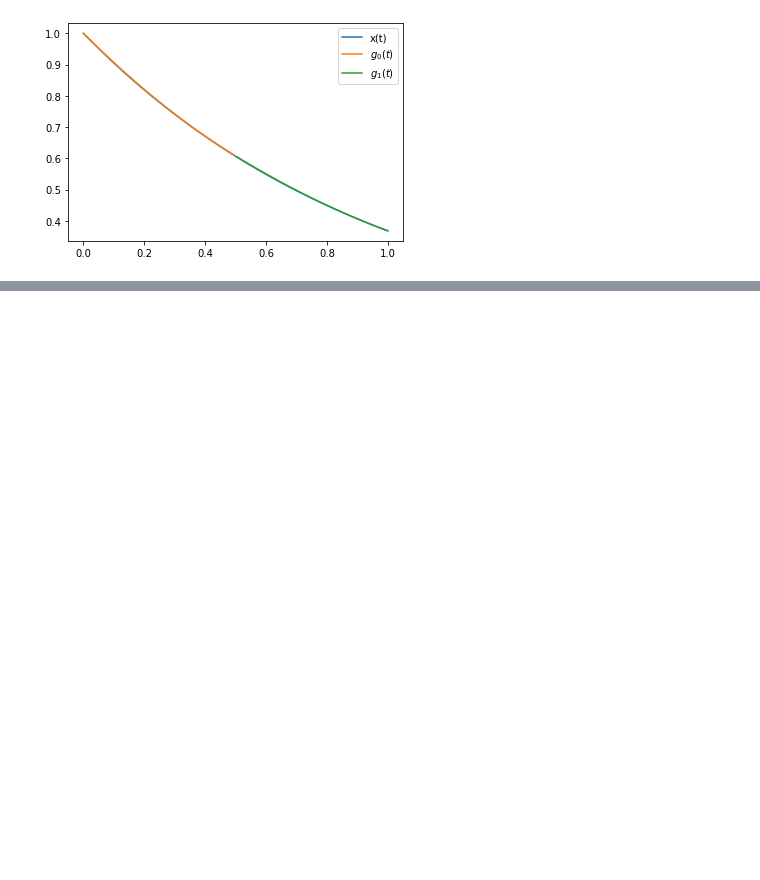
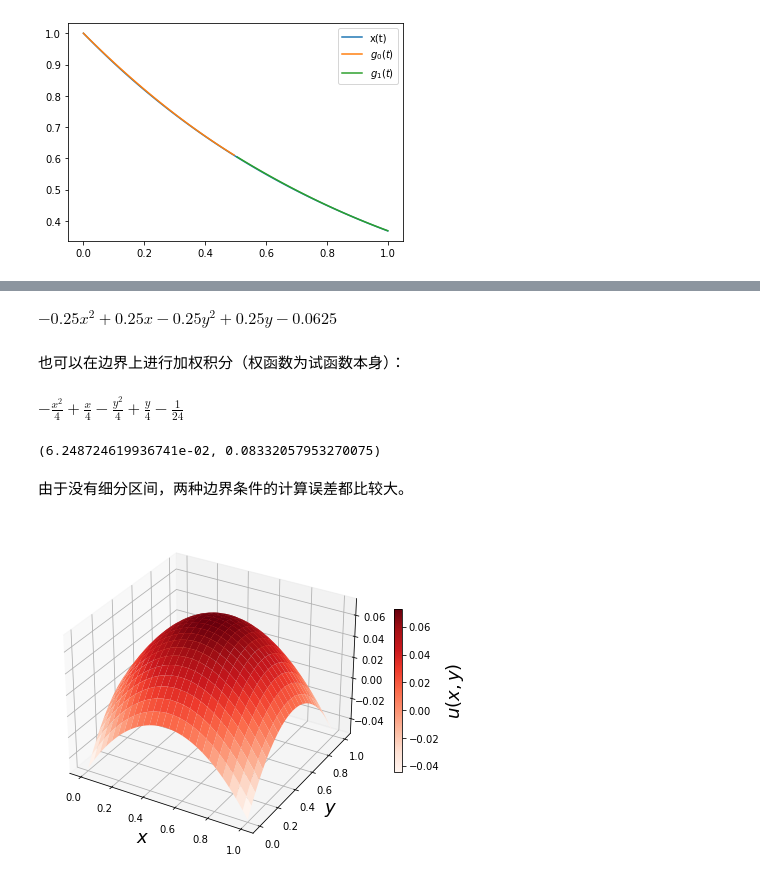
Before and after one commit to sim42/SCML, a Jupyter notebook: Chapter07/3. 偏微分方程.ipynb, the cells around one changed output, grey strips where cells are left out. Cells and saved outputs as stored; diff of their text form; code cells hidden in the pictures; blank space fills up the shorter version.

```diff
--- a/Chapter07/3. 偏微分方程.ipynb
+++ b/Chapter07/3. 偏微分方程.ipynb
@@ -444,0 +502,42 @@ plt.legend()
+# %%
+sol = sympy.solve((R, Eq1, Eq2, Eq3, Eq4), (c0, c1, c2, c2, c3, c4))
+f1 = f.subs(sol)
+f1
+# %% [output]
+$\displaystyle - 0.25 x^{2} + 0.25 x - 0.25 y^{2} + 0.25 y - 0.0625$
+# %% [markdown]
+也可以在边界上进行加权积分（权函数为试函数本身）：
+# %%
+Eq1 = sympy.integrate(y*f.subs(x, 0), (y, 0, 1))
+Eq2 = sympy.integrate(y*f.subs(x, 1), (y, 0, 1))
+Eq3 = sympy.integrate(x*f.subs(y, 0), (x, 0, 1))
+Eq4 = sympy.integrate(x*f.subs(y, 1), (x, 0, 1))
+# %%
+sol = sympy.solve((R, Eq1, Eq2, Eq3, Eq4), (c0, c1, c2, c2, c3, c4))
+f2 = f.subs(sol)
+f2
+# %% [output]
+$\displaystyle - \frac{x^{2}}{4} + \frac{x}{4} - \frac{y^{2}}{4} + \frac{y}{4} - \frac{1}{24}$
+# %%
+xx = yy = np.linspace(0, 1, 100)
+X, Y = np.meshgrid(xx, yy)
+
+data1 = sympy.lambdify([x, y], f1)(X, Y)
+data2 = sympy.lambdify([x, y], f2)(X, Y)
+
+np.max(data1), np.max(data2)
+# %% [output]
+(6.248724619936741e-02, 0.08332057953270075)
+# %% [markdown]
+由于没有细分区间，两种边界条件的计算误差都比较大。
+# %%
+fig, ax = plt.subplots(1, 1, figsize=(8, 6), subplot_kw={'projection': '3d'})
+
+p = ax.plot_surface(X, Y, (data1+data2)/2, rstride=4, cstride=4, linewidth=0, cmap=mpl.cm.get_cmap("Reds"))
+cb = fig.colorbar(p, shrink=0.5)
+
+ax.set_xlabel(r"$x$", fontsize=18)
+ax.set_ylabel(r"$y$", fontsize=18)
+cb.set_label(r"$u(x, y)$", fontsize=18)
+# %% [output]
+[figure, added]
```
Also changed, not shown: parts of 32 cells of this notebook, 2 other files.
